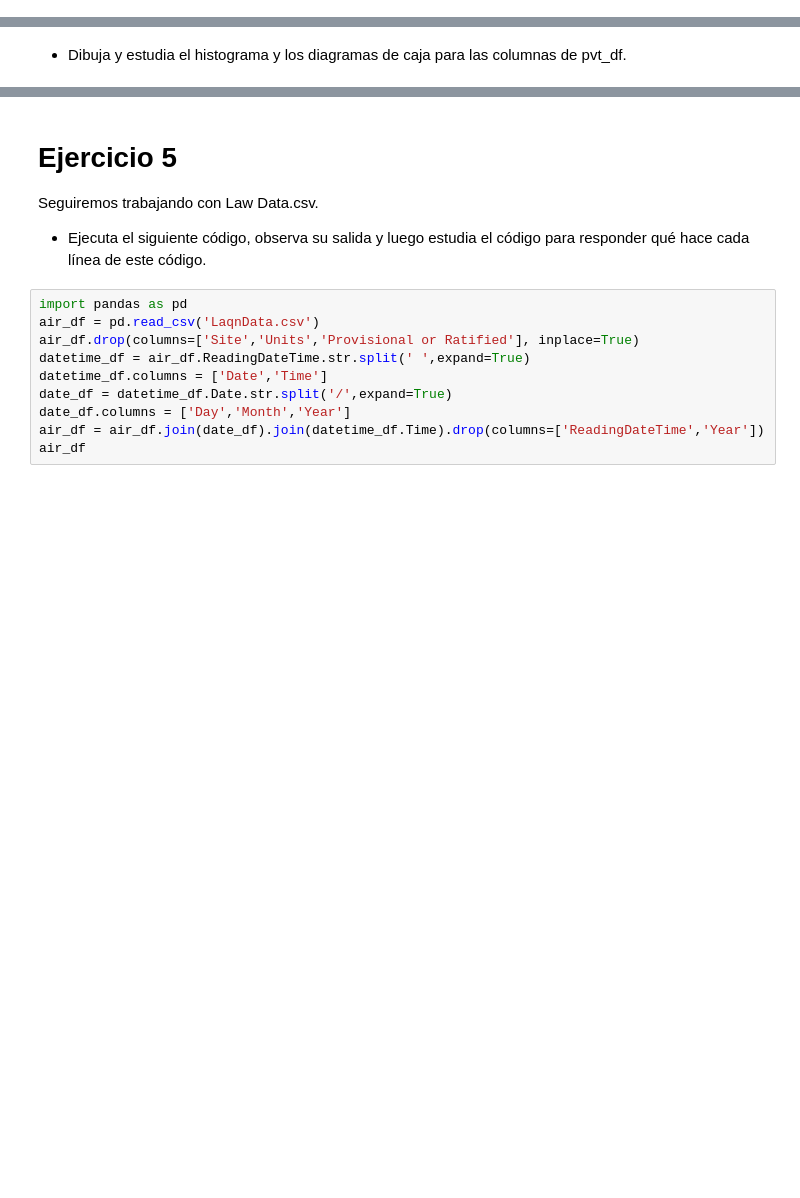
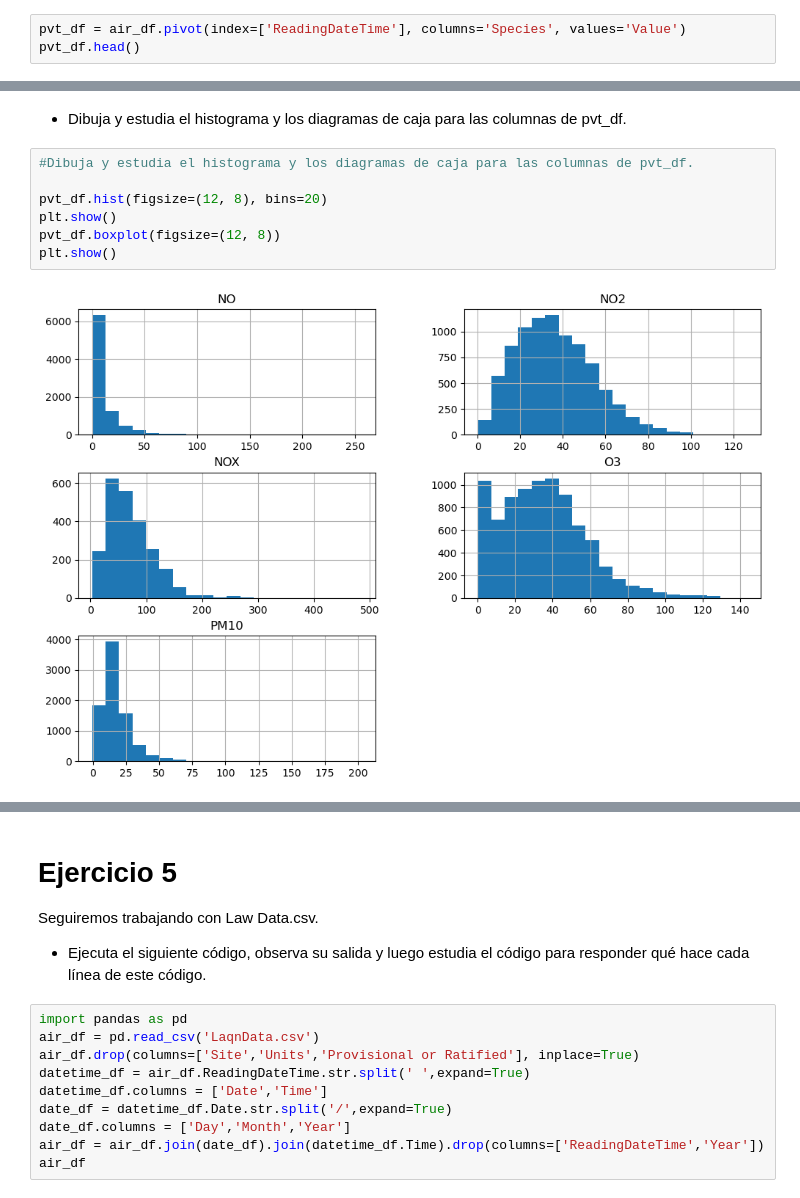
Before and after one commit to AlexDotel/PreprocesamientoPractica, a Jupyter notebook: Ejercicios_Preprocesamiento.ipynb, the cells around one changed output, grey strips where cells are left out. Drawn from its saved outputs; the diff is of its cells as text; blank space fills up the shorter version.

```diff
--- a/Ejercicios_Preprocesamiento.ipynb
+++ b/Ejercicios_Preprocesamiento.ipynb
@@ -195,2 +357,5 @@ air_df.drop(columns=['Site','Units','Provisional or Ratified'], inplace=True)
 # %% [markdown]
 - El conjunto de datos está en formato largo. Aplica la función adecuada para cambiarlo al formato ancho. Nombra el DataFrame transformado, pvt_df.
+# %%
+pvt_df = air_df.pivot(index=['ReadingDateTime'], columns='Species', values='Value')
+pvt_df.head()
@@ -197,2 +370,11 @@ air_df.drop(columns=['Site','Units','Provisional or Ratified'], inplace=True)
 # %% [markdown]
 - Dibuja y estudia el histograma y los diagramas de caja para las columnas de pvt_df.
+# %%
+#Dibuja y estudia el histograma y los diagramas de caja para las columnas de pvt_df.
+
+pvt_df.hist(figsize=(12, 8), bins=20)
+plt.show()
+pvt_df.boxplot(figsize=(12, 8))
+plt.show()
+# %% [output]
+[figure, added]
```
Also changed, not shown: parts of 22 cells of this notebook.
